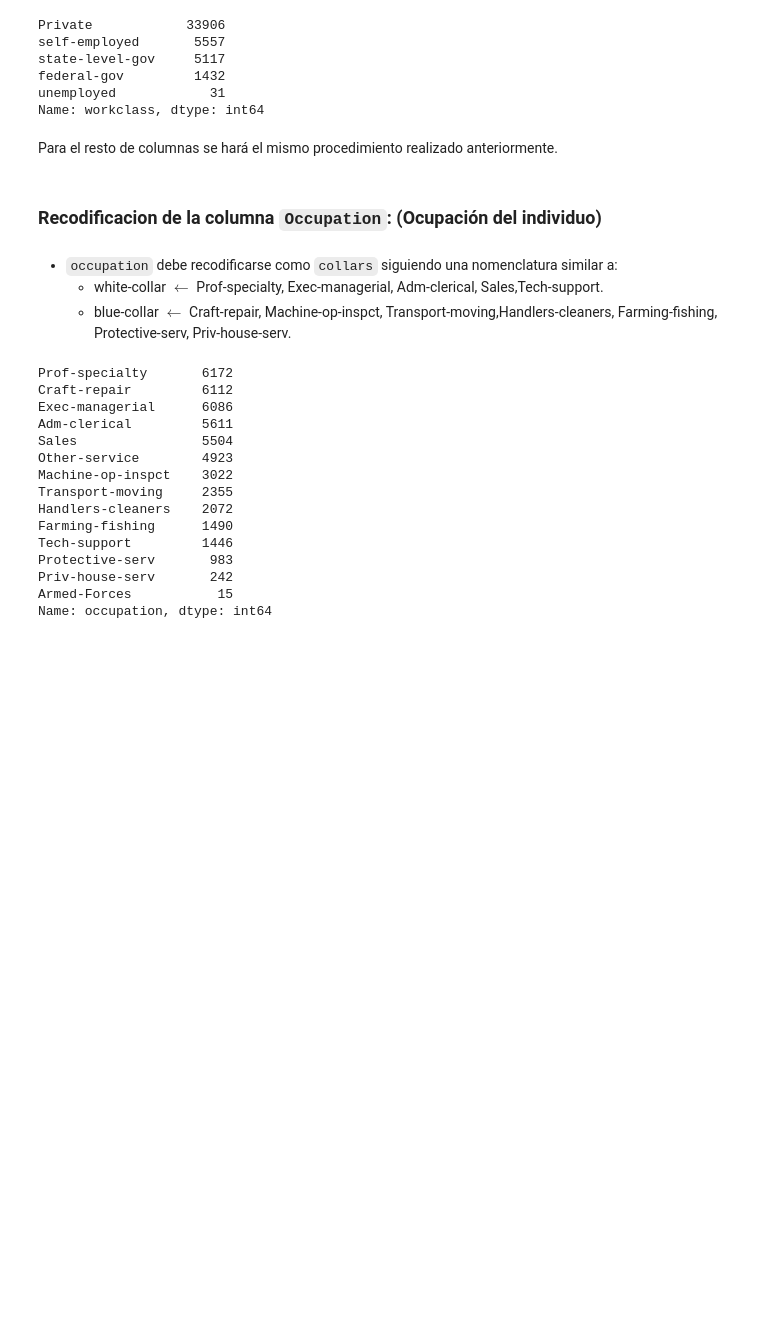
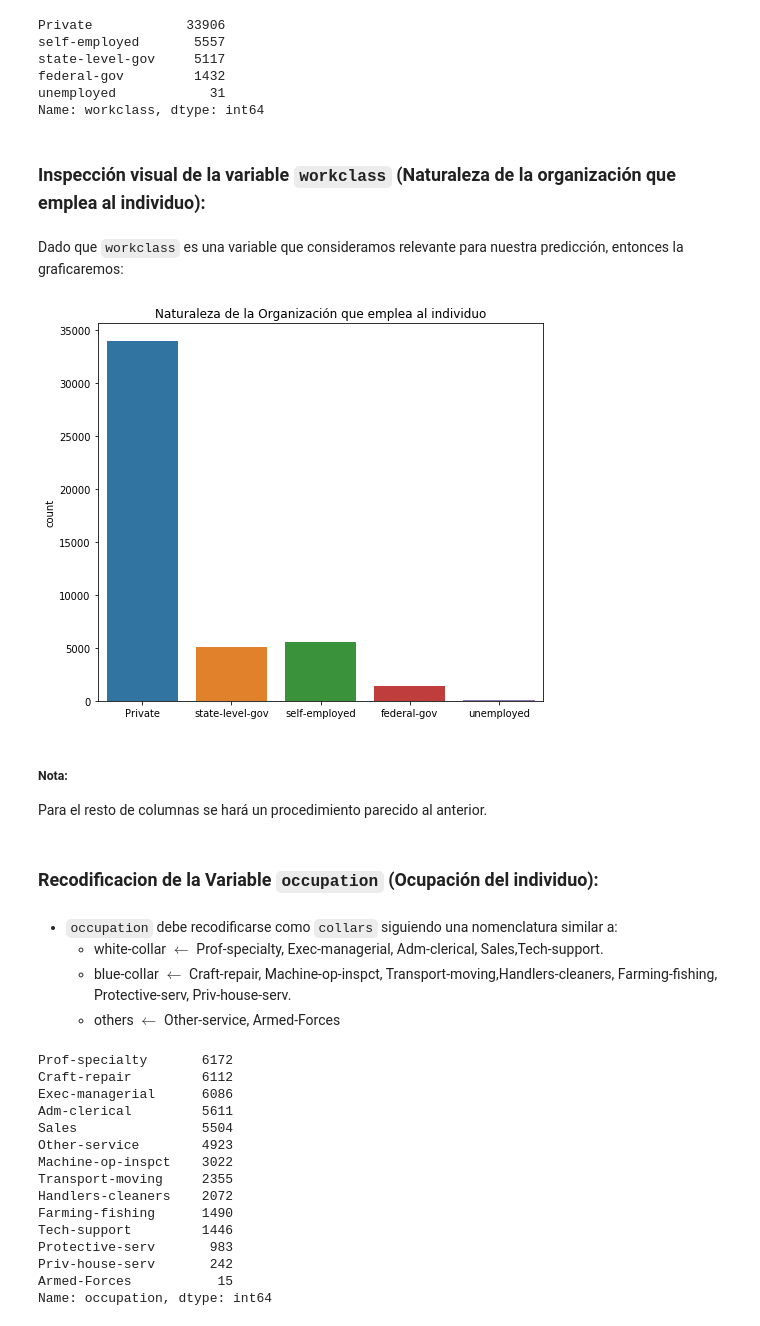
Before and after one commit to lporras/prueba-fundamentos-data-science, a Jupyter notebook: Desafio 1 Determinantes del ingreso.ipynb, the cells around one changed output. Cells and saved outputs as stored; diff of their text form; code cells hidden in the pictures; blank space fills up the shorter version.

```diff
--- a/Desafio 1 Determinantes del ingreso.ipynb
+++ b/Desafio 1 Determinantes del ingreso.ipynb
@@ -113,0 +88,3 @@ El porcentaje de datos perdidos si eliminamos todos los N/A es de: 92.59%
+# %%
+# Reemplazo de valores perdidos:
+df = df.replace('?', np.nan)
@@ -160,7 +201,7 @@ Name: workclass, dtype: int64
 # %% [markdown]
 Luego recodificaremos todas las filas de dicha columna:
 # %%
-df_subset['workclass'] = df_subset['workclass'].replace([
+df['workclass'] = df['workclass'].replace([
     'Federal-gov',
     'State-gov', 'Local-gov',
     'Self-emp-inc', 'Self-emp-not-inc',
@@ -181,12 +222,23 @@ state-level-gov     5117
 federal-gov         1432
 unemployed            31
 Name: workclass, dtype: int64
+# %% [markdown]
+### Inspección visual de la variable `workclass` (Naturaleza de la organización que emplea al individuo):
+# %% [markdown]
+Dado que `workclass` es una variable que consideramos relevante para nuestra predicción, entonces la graficaremos:
+# %%
+utils.visualize_rows(df.filter(['workclass']), 20, 6, 'Naturaleza de la Organización que emplea al individuo')
+# %% [output]
+[figure, added]
 # %% [markdown]
-Para el resto de columnas se hará el mismo procedimiento realizado anteriormente.
+##### **Nota**:
+
+Para el resto de columnas se hará un procedimiento parecido al anterior.
 # %% [markdown]
-### Recodificacion de la columna `Occupation`: (Ocupación del individuo)
+### Recodificacion de la Variable `occupation` (Ocupación del individuo):
 # %% [markdown]
 * `occupation` debe recodificarse como `collars` siguiendo una nomenclatura similar a:
     * white-collar $\leftarrow$ Prof-specialty, Exec-managerial, Adm-clerical, Sales,Tech-support.
     * blue-collar $\leftarrow$ Craft-repair, Machine-op-inspct, Transport-moving,Handlers-cleaners, Farming-fishing, Protective-serv, Priv-house-serv.
+    * others $\leftarrow$ Other-service, Armed-Forces
 # %%
```
Also changed, not shown: parts of 151 cells of this notebook, 1 other file.
